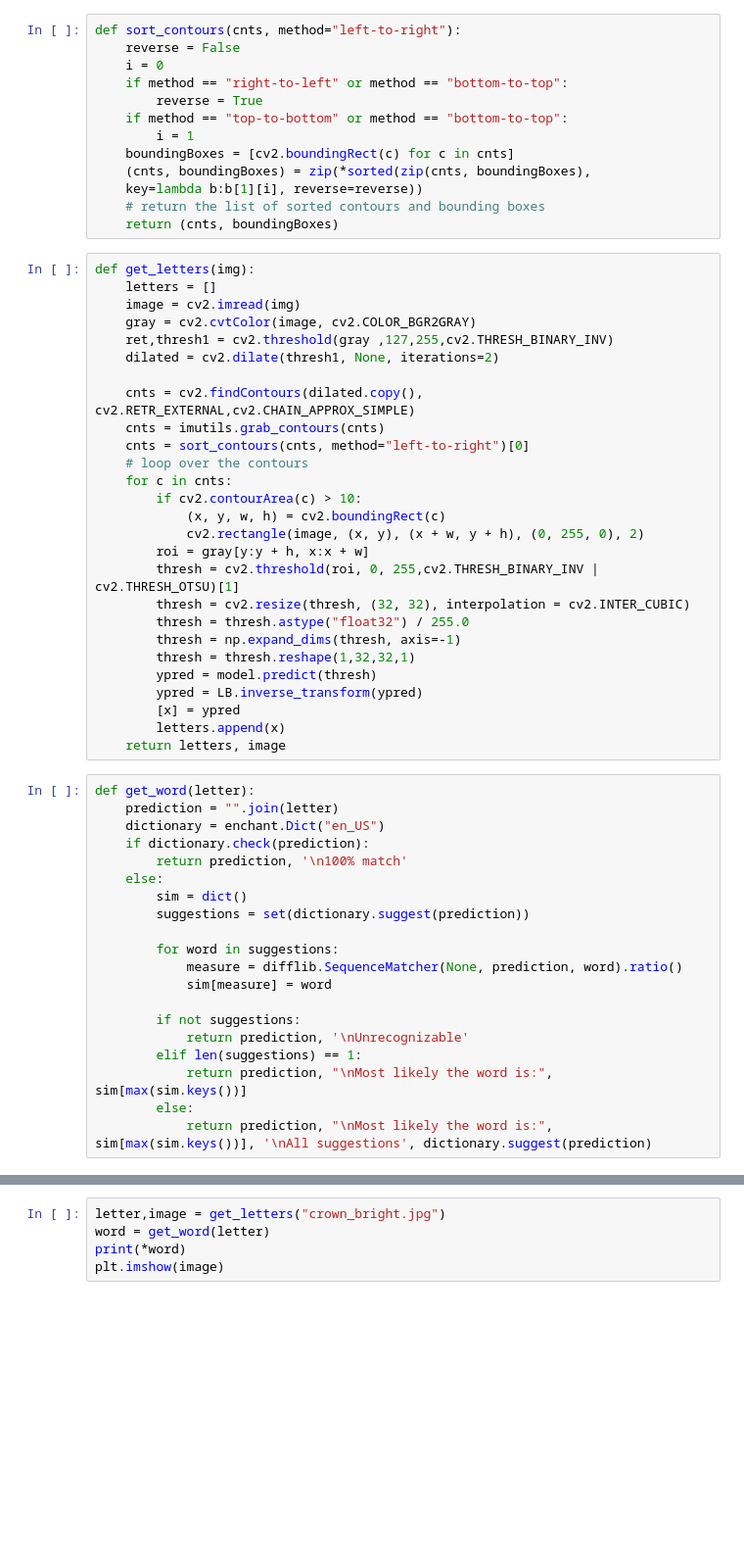
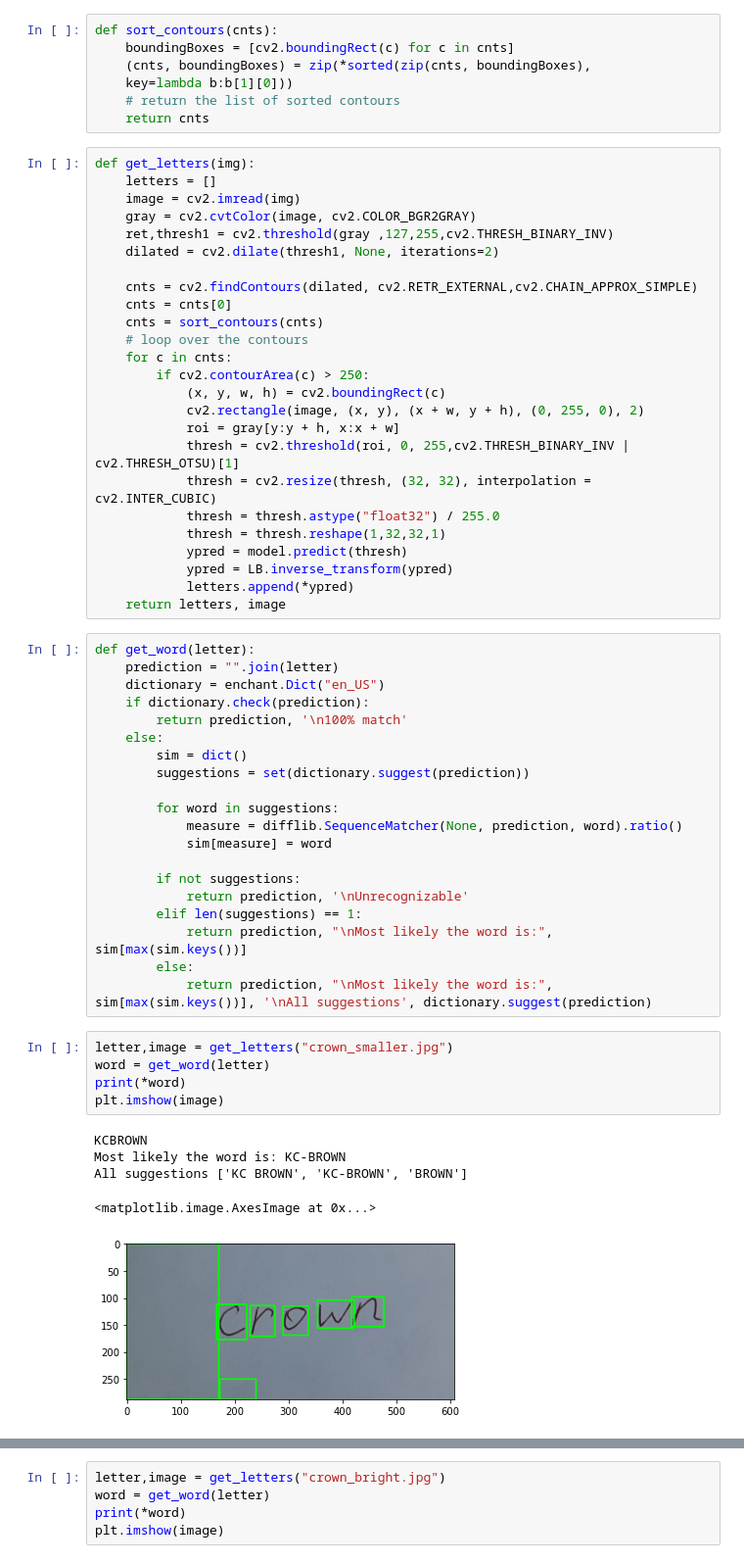
Before and after one commit to CISgroup1/HTR_GUI_PyQt, a Jupyter notebook: Main.ipynb, the cells around one changed output, grey strips where cells are left out. Shown at 98% size. Saved outputs shown, nothing was run; the diff lists cells and outputs as text; blank space fills up the shorter version.

Commit message:
throw away useless lines of code, and useless library (imutils), increased resilience to noises on photos

```diff
--- a/Main.ipynb
+++ b/Main.ipynb
@@ -29,18 +27,12 @@ b_file.close()
 train_Y = LB.fit_transform(train_Y)
 val_Y = LB.fit_transform(val_Y)
 # %%
-def sort_contours(cnts, method="left-to-right"):
-    reverse = False
-    i = 0
-    if method == "right-to-left" or method == "bottom-to-top":
-        reverse = True
-    if method == "top-to-bottom" or method == "bottom-to-top":
-        i = 1
+def sort_contours(cnts):
     boundingBoxes = [cv2.boundingRect(c) for c in cnts]
     (cnts, boundingBoxes) = zip(*sorted(zip(cnts, boundingBoxes),
-    key=lambda b:b[1][i], reverse=reverse))
-    # return the list of sorted contours and bounding boxes
-    return (cnts, boundingBoxes)
+    key=lambda b:b[1][0]))
+    # return the list of sorted contours
+    return cnts
 # %%
 def get_letters(img):
     letters = []
@@ -49,24 +41,22 @@ def get_letters(img):
     ret,thresh1 = cv2.threshold(gray ,127,255,cv2.THRESH_BINARY_INV)
     dilated = cv2.dilate(thresh1, None, iterations=2)
 
-    cnts = cv2.findContours(dilated.copy(), cv2.RETR_EXTERNAL,cv2.CHAIN_APPROX_SIMPLE)
-    cnts = imutils.grab_contours(cnts)
-    cnts = sort_contours(cnts, method="left-to-right")[0]
+    cnts = cv2.findContours(dilated, cv2.RETR_EXTERNAL,cv2.CHAIN_APPROX_SIMPLE)
+    cnts = cnts[0]
+    cnts = sort_contours(cnts)
     # loop over the contours
     for c in cnts:
-        if cv2.contourArea(c) > 10:
+        if cv2.contourArea(c) > 250:
             (x, y, w, h) = cv2.boundingRect(c)
             cv2.rectangle(image, (x, y), (x + w, y + h), (0, 255, 0), 2)
-        roi = gray[y:y + h, x:x + w]
-        thresh = cv2.threshold(roi, 0, 255,cv2.THRESH_BINARY_INV | cv2.THRESH_OTSU)[1]
-        thresh = cv2.resize(thresh, (32, 32), interpolation = cv2.INTER_CUBIC)
-        thresh = thresh.astype("float32") / 255.0
-        thresh = np.expand_dims(thresh, axis=-1)
-        thresh = thresh.reshape(1,32,32,1)
-        ypred = model.predict(thresh)
-        ypred = LB.inverse_transform(ypred)
-        [x] = ypred
-        letters.append(x)
+            roi = gray[y:y + h, x:x + w]
+            thresh = cv2.threshold(roi, 0, 255,cv2.THRESH_BINARY_INV | cv2.THRESH_OTSU)[1]
+            thresh = cv2.resize(thresh, (32, 32), interpolation = cv2.INTER_CUBIC)
+            thresh = thresh.astype("float32") / 255.0
+            thresh = thresh.reshape(1,32,32,1)
+            ypred = model.predict(thresh)
+            ypred = LB.inverse_transform(ypred)
+            letters.append(*ypred)
     return letters, image
 # %%
 def get_word(letter):
@@ -88,3 +78,14 @@ def get_word(letter):
             return prediction, "\nMost likely the word is:", sim[max(sim.keys())]
         else:
             return prediction, "\nMost likely the word is:", sim[max(sim.keys())], '\nAll suggestions', dictionary.suggest(prediction)
+# %%
+letter,image = get_letters("crown_smaller.jpg")
+word = get_word(letter)
+print(*word)
+plt.imshow(image)
+# %% [output]
+KCBROWN
+Most likely the word is: KC-BROWN
+All suggestions ['KC BROWN', 'KC-BROWN', 'BROWN']
+<matplotlib.image.AxesImage at 0x...>
+[figure, added]
```
Also changed, not shown: parts of 12 cells of this notebook, 1 other file.
